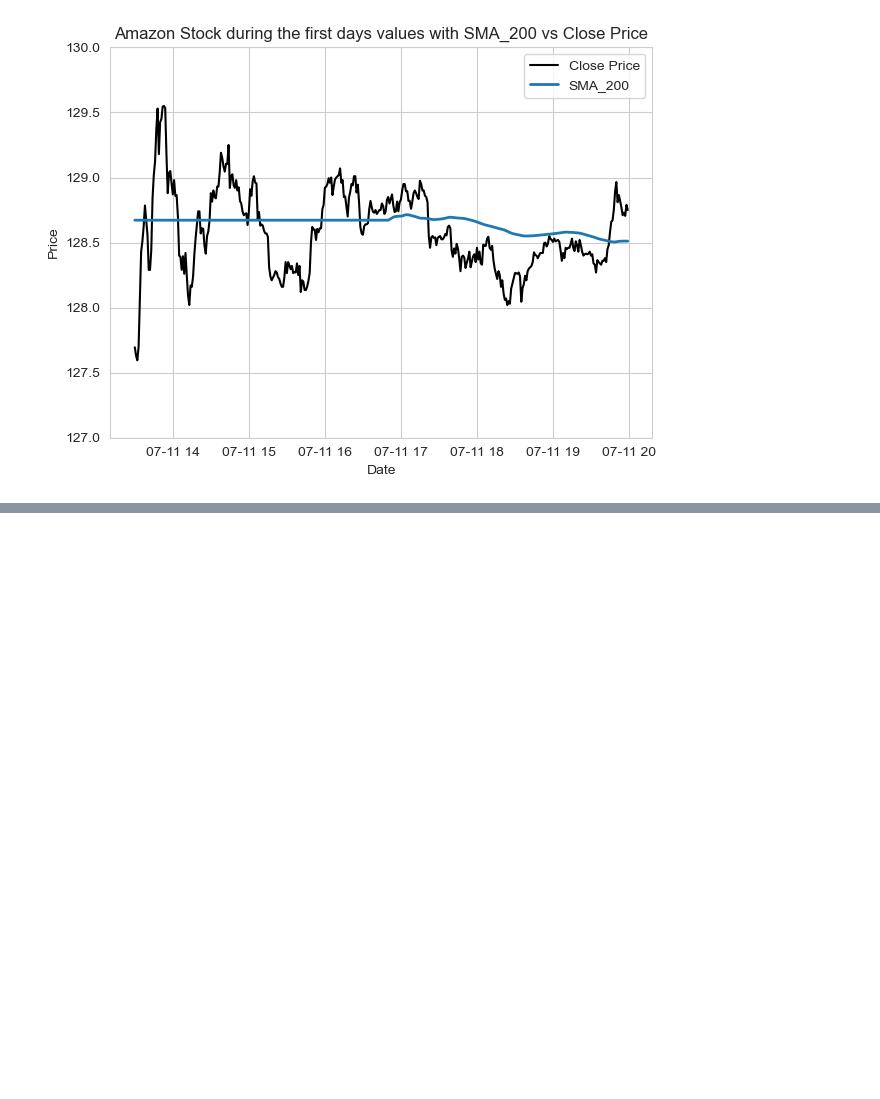
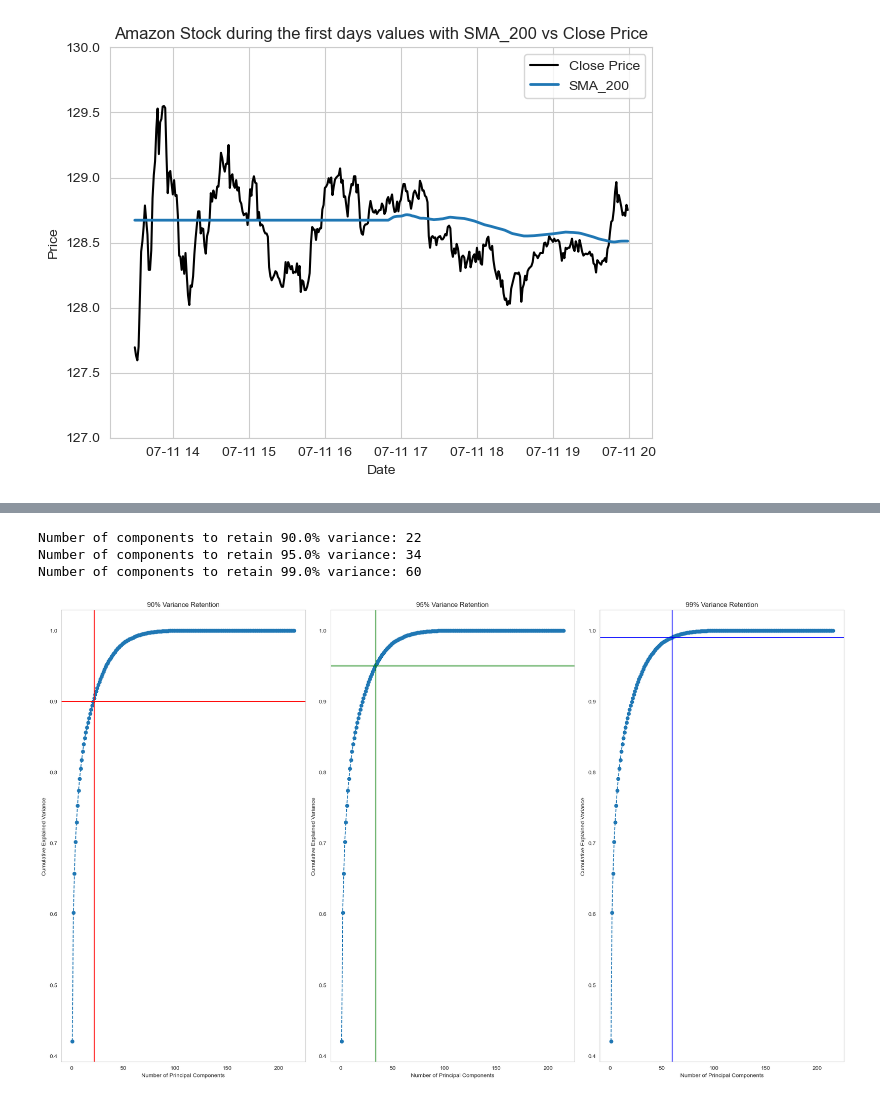
Before and after one commit to sflyranger/Stock_Price_Machine_Learning_Project, a Jupyter notebook: Amazon Stock Prediction Model.ipynb, the cells around one changed output, grey strips where cells are left out. Saved outputs shown, nothing was run; the diff lists cells and outputs as text; code cells hidden in the pictures; blank space fills up the shorter version.

```diff
--- a/Amazon Stock Prediction Model.ipynb
+++ b/Amazon Stock Prediction Model.ipynb
@@ -727,0 +707,7 @@ ModuleNotFoundError: No module named 'pywt'
+# %%
+# Check for duplicate rows
+duplicate_rows = df_new[df_new.duplicated()]
+print("Duplicate rows:\n", duplicate_rows)
+
+# Optionally, drop duplicate rows
+df_new = df_new.drop_duplicates()
@@ -727,0 +754,63 @@ ModuleNotFoundError: No module named 'pywt'
+# %%
+from sklearn.decomposition import PCA
+from sklearn.preprocessing import StandardScaler
+
+features = df_new.drop(columns=['close'])
+target = df_new['close']
+
+scaler = StandardScaler()
+standardized_features = scaler.fit_transform(features)
+
+pca = PCA()
+pca.fit(standardized_features)
+
+# Explained variance ratio
+explained_variance = pca.explained_variance_ratio_
+cumulative_variance = np.cumsum(explained_variance)
+
+
+thresholds = [0.90, 0.95, 0.99]
+num_components = [np.argmax(cumulative_variance >= threshold) + 1 for threshold in thresholds]
+
+for threshold, num in zip(thresholds, num_components):
+    print(f'Number of components to retain {threshold * 100}% variance: {num}')
+
+plt.figure(figsize=(20, 12))
+
+# Plot for 90% variance retention
+plt.subplot(1, 3, 1)
+plt.plot(range(1, len(cumulative_variance) + 1), cumulative_variance, marker='o', linestyle='--')
+plt.axhline(y=0.90, color='r', linestyle='-')
+plt.axvline(x=num_components[0], color='r', linestyle='-')
+plt.xlabel('Number of Principal Components')
+plt.ylabel('Cumulative Explained Variance')
+plt.title('90% Variance Retention')
+plt.grid()
+
+# Plot for 95% variance retention
+plt.subplot(1, 3, 2)
+plt.plot(range(1, len(cumulative_variance) + 1), cumulative_variance, marker='o', linestyle='--')
+plt.axhline(y=0.95, color='g', linestyle='-')
+plt.axvline(x=num_components[1], color='g', linestyle='-')
+plt.xlabel('Number of Principal Components')
+plt.ylabel('Cumulative Explained Variance')
+plt.title('95% Variance Retention')
+plt.grid()
+
+# Plot for 99% variance retention
+plt.subplot(1, 3, 3)
+plt.plot(range(1, len(cumulative_variance) + 1), cumulative_variance, marker='o', linestyle='--')
+plt.axhline(y=0.99, color='b', linestyle='-')
+plt.axvline(x=num_components[2], color='b', linestyle='-')
+plt.xlabel('Number of Principal Components')
+plt.ylabel('Cumulative Explained Variance')
+plt.title('99% Variance Retention')
+plt.grid()
+
+plt.tight_layout()
+plt.show()
+# %% [output]
+Number of components to retain 90.0% variance: 22
+Number of components to retain 95.0% variance: 34
+Number of components to retain 99.0% variance: 60
+[figure, added]
```
Also changed, not shown: parts of 12 cells of this notebook, 1 other file.
